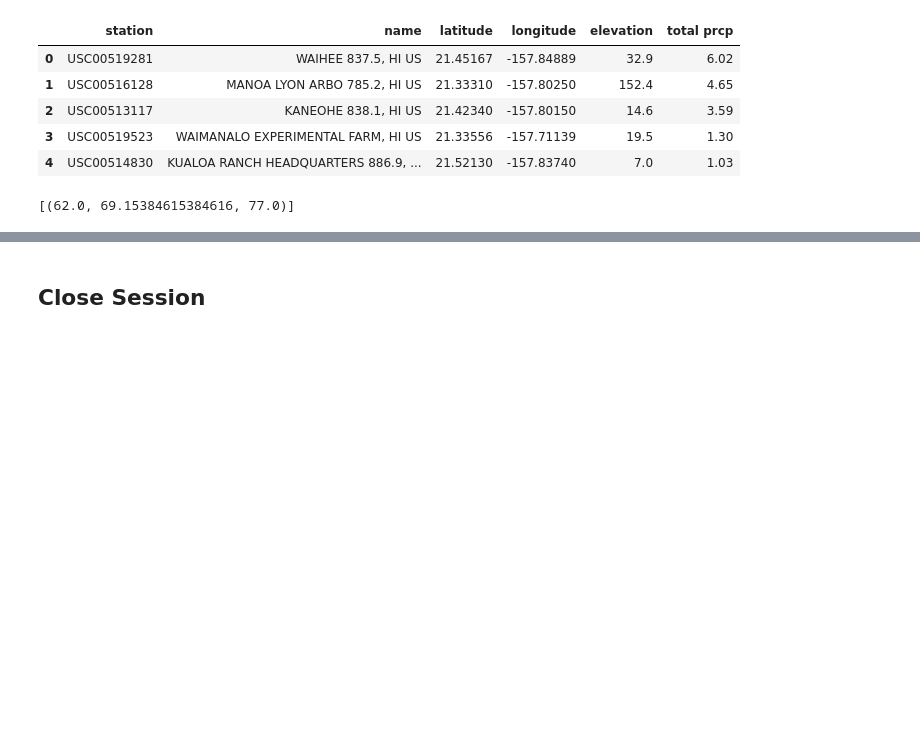
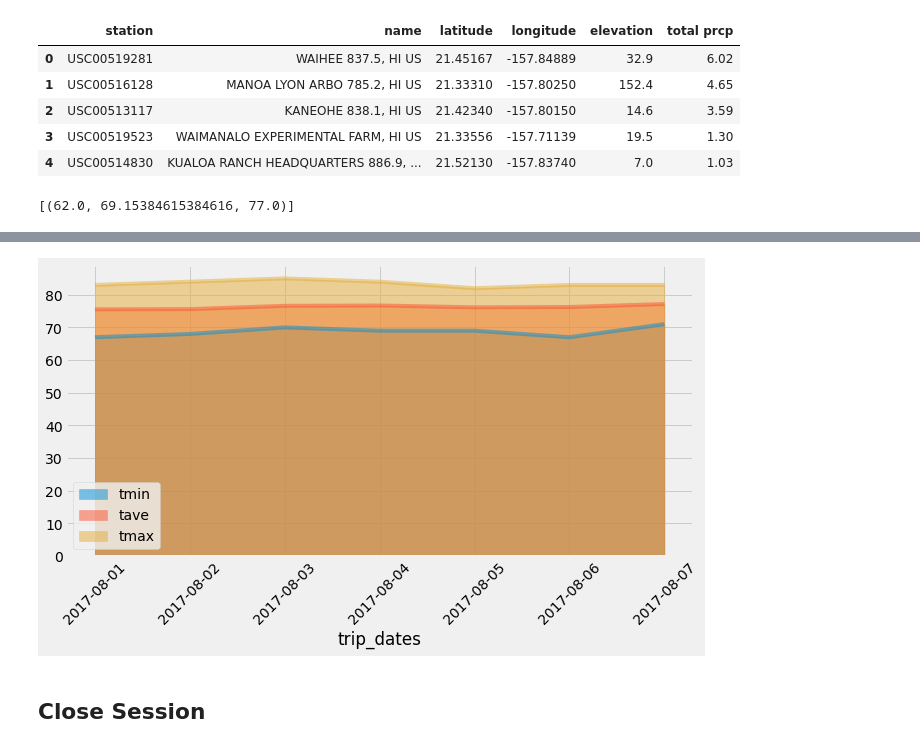
Before and after one commit to maheshsfd124/sqlalchemy-challenge, a Jupyter notebook: temp_analysis_bonus_2_starter.ipynb, the cells around one changed output, grey strips where cells are left out. Cells and saved outputs as stored; diff of their text form; code cells hidden in the pictures; blank space fills up the shorter version.

Commit message:
added daily normal and graphs

```diff
--- a/temp_analysis_bonus_2_starter.ipynb
+++ b/temp_analysis_bonus_2_starter.ipynb
@@ -178,20 +180,29 @@ daily_normals("01-01")
 # Set the start and end date of the trip
 start_date = '2017-08-01'
 end_date = '2017-08-07'
+
 # Use the start and end date to create a range of dates
 # Strip off the year and save a list of strings in the format %m-%d
-range_date=[]
-my_date = (func.strftime("%m-%d", start_date))
-if my_date !=end_date:
-    range_date.append(my_date)
-    my_date = my_date + dt.timedelta(days=1)
-print(range_date)
+# range_date=[]
+start_date_time = dt.datetime.strptime(start_date, '%Y-%m-%d').date()
+end_date_time = dt.datetime.strptime(end_date, '%Y-%m-%d').date()
+
+range_of_dates=[start_date_time]
+current_date=start_date_time
+while current_date != end_date_time:
+    current_date=current_date+dt.timedelta(1)
+    range_of_dates.append(current_date)
+# print(range_of_dates)
+liststrings=[]
+for thisdate in range_of_dates:
+    liststrings.append(thisdate.strftime("%m-%d"))
+liststrings
 
 
-# Use the `daily_normals` function to calculate the normals for each date string
-# and append the results to a list called `normals`.
+# # Use the `daily_normals` function to calculate the normals for each date string
+# # and append the results to a list called `normals`.
 normals=[]
-for dates in range_date:
+for dates in liststrings:
     normal_data=daily_normals(dates)
     normals.append(normal_data)
 print(normals)
@@ -202,0 +211,8 @@ print(normals)
+# %%
+# Load the previous query results into a Pandas DataFrame and add the `trip_dates` range as the `date` index
+df=pd.DataFrame([t for lst in normals for t in lst])
+df.head()
+df_rename=df.rename(columns={0:'tmin',1:'tave',2:'tmax'},inplace=False)
+df_rename["trip_dates"]=['2017-08-01','2017-08-02','2017-08-03','2017-08-04','2017-08-05','2017-08-06','2017-08-07']
+df_rename=df_rename.set_index("trip_dates")
+df_rename.head()
@@ -203,5 +227,11 @@ print(normals)
 # %%
 # Plot the daily normals as an area plot with `stacked=False`
+df_rename.plot.area(x=None, y = None, stacked = False, figsize=[10,5])
+plt.xticks(rotation=45)
+plt.savefig('daily-normals.png') #save figure
+plt.show()
+# %% [output]
+[figure, added]
 # %% [markdown]
 ## Close Session
 # %%
```
Also changed, not shown: parts of 4 cells of this notebook, 2 other files.
